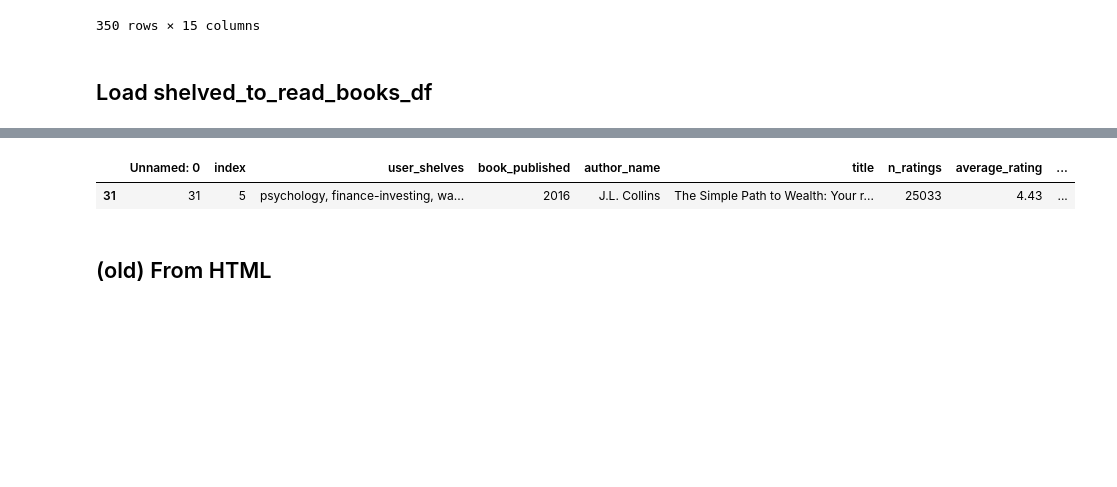
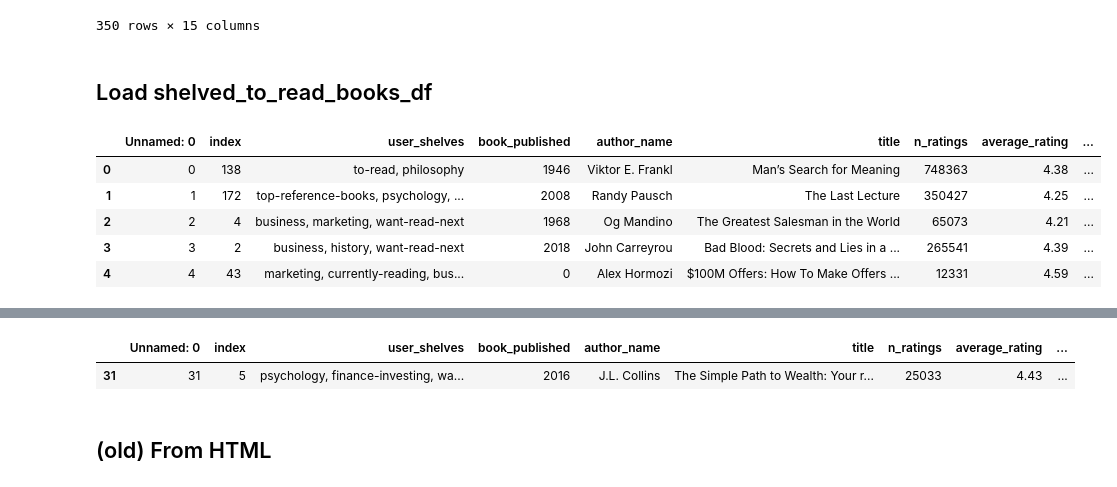
Before and after one commit to jgonzal1/jgonzal1.github.io, a Jupyter notebook: assets/📚.ipynb, the cells around one changed output, grey strips where cells are left out. Cells and saved outputs as stored; diff of their text form; code cells hidden in the pictures; blank space fills up the shorter version.

```diff
--- a/assets/📚.ipynb
+++ b/assets/📚.ipynb
@@ -314,6 +314,19 @@ ids_to_check = shelved_to_read_books_df[
 ids_to_check.to_csv("ids_to_check.csv")
 # %% [markdown]
 ## Load shelved_to_read_books_df
+# %%
+try:
+  del shelved_to_read_books_df["Unnamed: 0"]
+except:
+  print("Index already cleared for shelved_to_read_books_df")
+shelved_to_read_books_df.head()#[:0].T
+# %% [output]
+|  | Unnamed: 0 | index | user_shelves | book_published | author_name | title | n_ratings | average_rating | ... |
+| 0 | 0 | 138 | to-read, philosophy | 1946 | Viktor E. Frankl | Man’s Search for Meaning | 748363 | 4.38 | ... |
+| 1 | 1 | 172 | top-reference-books, psychology, ... | 2008 | Randy Pausch | The Last Lecture | 350427 | 4.25 | ... |
+| 2 | 2 | 4 | business, marketing, want-read-next | 1968 | Og Mandino | The Greatest Salesman in the World | 65073 | 4.21 | ... |
+| 3 | 3 | 2 | business, history, want-read-next | 2018 | John Carreyrou | Bad Blood: Secrets and Lies in a ... | 265541 | 4.39 | ... |
+| 4 | 4 | 43 | marketing, currently-reading, bus... | 0 | Alex Hormozi | $100M Offers: How To Make Offers ... | 12331 | 4.59 | ... |
 # %%
 import pandas as pd
 shelved_to_read_books_df = pd.read_csv('../data/goodreads-transformed/shelved_to_read_books_2_df.csv')
```
Also changed, not shown: parts of 1 cell of this notebook.
